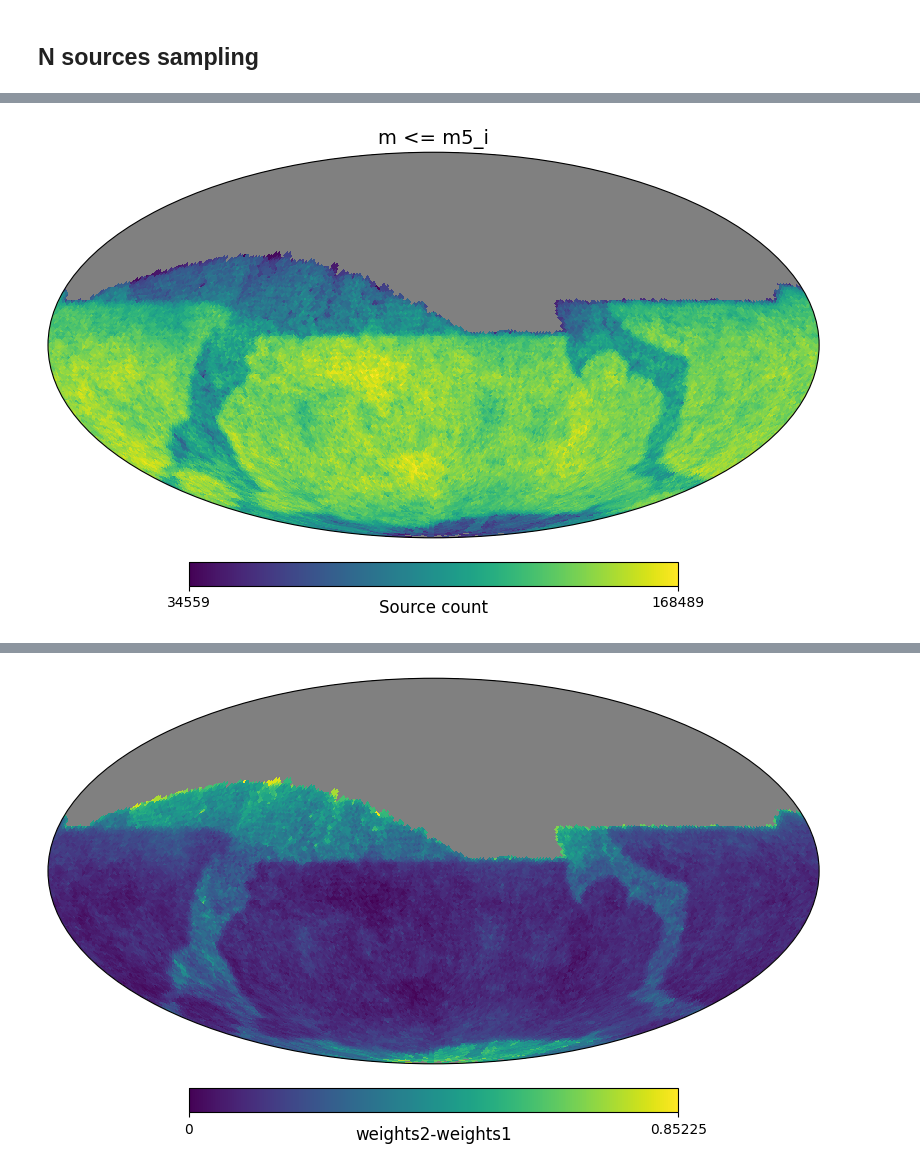
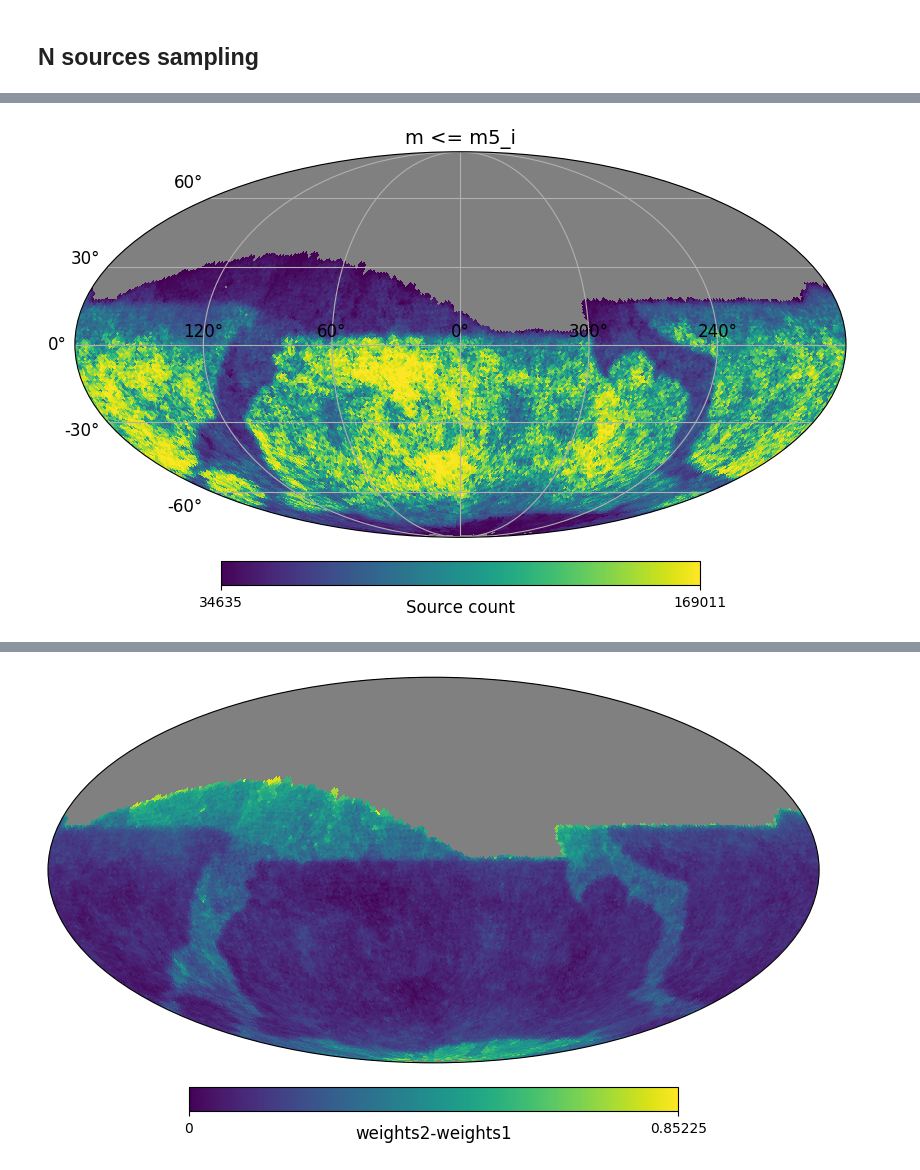
Before and after one commit to johannct/M2_Stage_Code, a Jupyter notebook: Simulation/Luminosity_Schechter.ipynb, the cells around one changed output, grey strips where cells are left out. Cells and saved outputs as stored; diff of their text form; code cells hidden in the pictures.

```diff
--- a/Simulation/Luminosity_Schechter.ipynb
+++ b/Simulation/Luminosity_Schechter.ipynb
@@ -147,9 +148,12 @@ get_hist(dataN["m"], xlabel='Apparent magnitude', bins=50);
 # %%
 NSource_px = cut_m52map(dataN["m"], dm.m5i.copy())
 NSource_px = hp.ma(NSource_px, badval=0)
-hp.projview(NSource_px, nest=True, unit="Source count", title= "m <= m5_i");
+hp.projview(NSource_px, nest=True, unit="Source count", title= "m <= m5_i", graticule=True, graticule_labels=True, norm="hist");
+
+output_path = "Simul_Figures/Simul_Magnitude/CountMap_m5band_"
+#get_savefig(plt, output_path, "i")
 # %% [output]
-[figure, old version]
+[figure, new version]
 # %%
 map = NSource_px
 model = lambda map, M, A, ra, dec : apply_dipole_MD(map, M, A, ra, dec, nest=True, cut_masked=True, frame='icrs', contrast=False)
```
Also changed, not shown: parts of 16 cells of this notebook, 2 other files.
